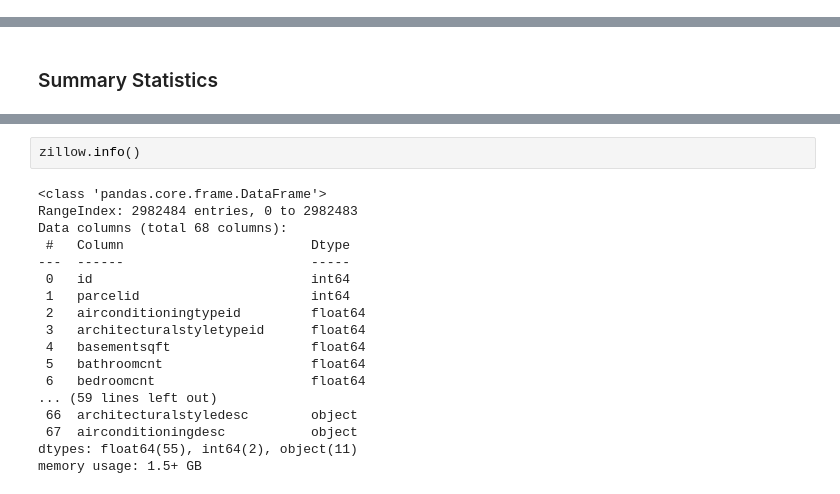
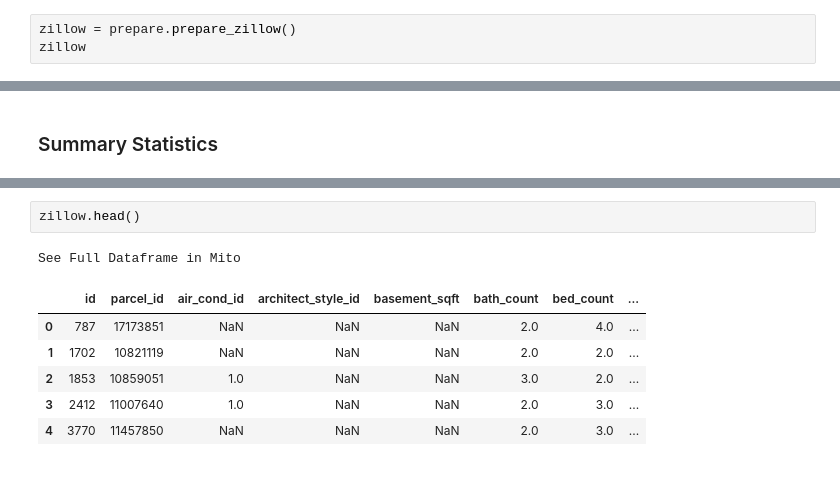
Before and after one commit to stephenkipkurui/clustering-exercises, a Jupyter notebook: clustering_exercises.ipynb, the cells around one changed output, grey strips where cells are left out. Cells and saved outputs as stored; diff of their text form.

```diff
--- a/clustering_exercises.ipynb
+++ b/clustering_exercises.ipynb
@@ -28,0 +38,3 @@ zillow
+# %%
+zillow = prepare.prepare_zillow()
+zillow
@@ -31,20 +166,10 @@ zillow
 # %%
-zillow.info()
+zillow.head()
 # %% [output]
-<class 'pandas.core.frame.DataFrame'>
-RangeIndex: 2982484 entries, 0 to 2982483
-Data columns (total 68 columns):
- #   Column                        Dtype
----  ------                        -----
- 0   id                            int64
- 1   parcelid                      int64
- 2   airconditioningtypeid         float64
- 3   architecturalstyletypeid      float64
- 4   basementsqft                  float64
- 5   bathroomcnt                   float64
- 6   bedroomcnt                    float64
-... (59 lines left out)
- 66  architecturalstyledesc        object
- 67  airconditioningdesc           object
-dtypes: float64(55), int64(2), object(11)
-memory usage: 1.5+ GB
+See Full Dataframe in Mito
+|  | id | parcel_id | air_cond_id | architect_style_id | basement_sqft | bath_count | bed_count | ... |
+| 0 | 787 | 17173851 | NaN | NaN | NaN | 2.0 | 4.0 | ... |
+| 1 | 1702 | 10821119 | NaN | NaN | NaN | 2.0 | 2.0 | ... |
+| 2 | 1853 | 10859051 | 1.0 | NaN | NaN | 3.0 | 2.0 | ... |
+| 3 | 2412 | 11007640 | 1.0 | NaN | NaN | 2.0 | 3.0 | ... |
+| 4 | 3770 | 11457850 | NaN | NaN | NaN | 2.0 | 3.0 | ... |
```
Also changed, not shown: parts of 28 cells of this notebook.
